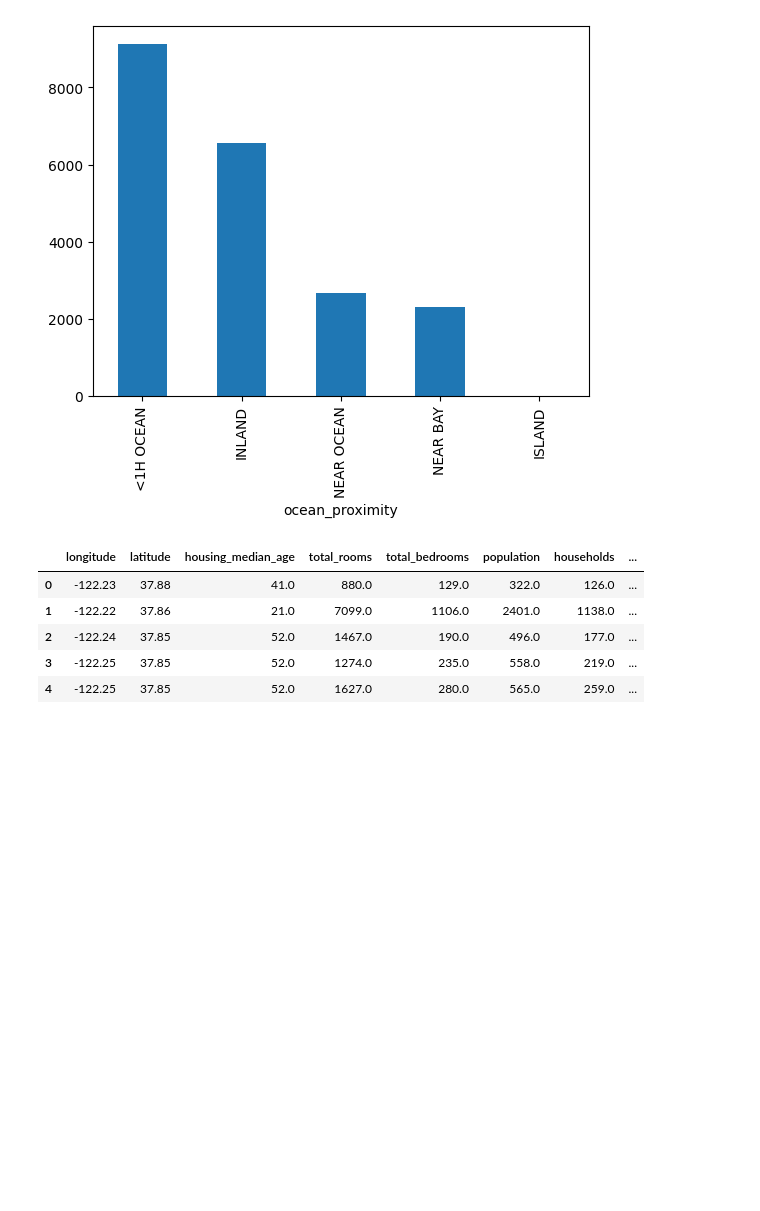
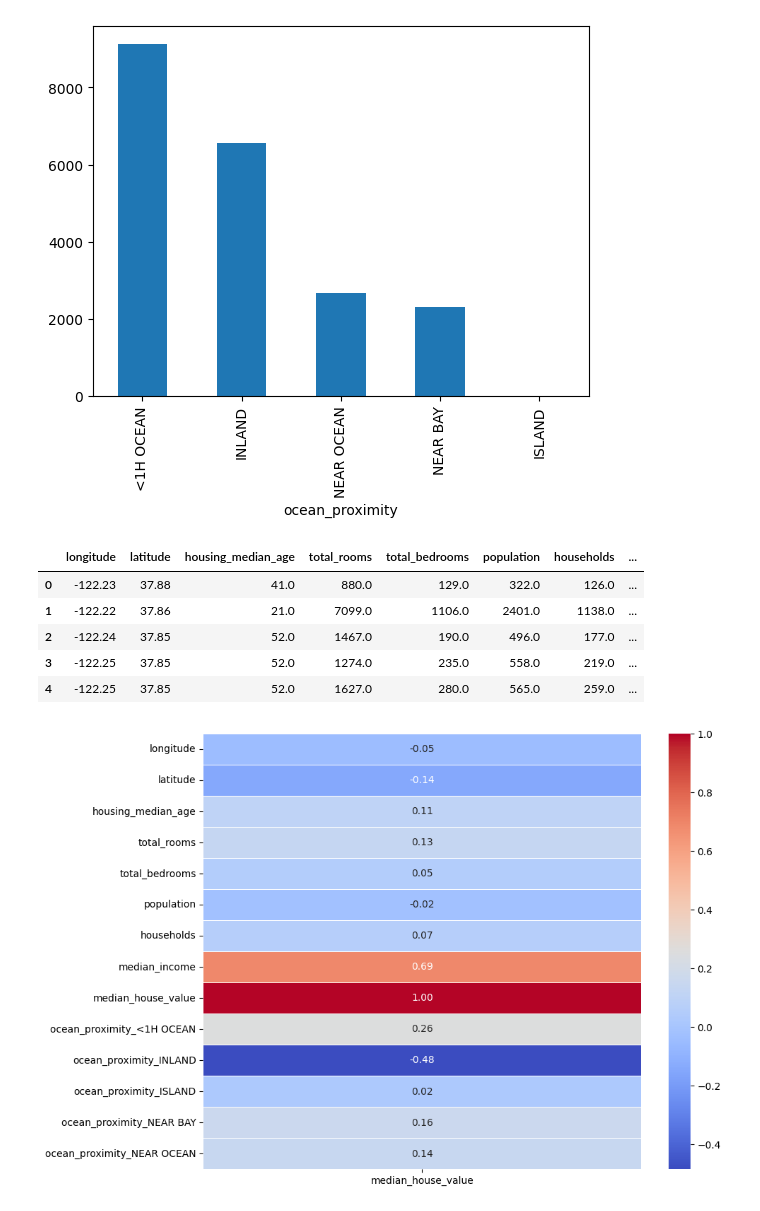
Before and after one commit to fulit103/maestria, a Jupyter notebook: multivariable-linear-regresion.ipynb, the cells around one changed output. Cells and saved outputs as stored; diff of their text form; code cells hidden in the pictures; blank space fills up the shorter version.

```diff
--- a/multivariable-linear-regresion.ipynb
+++ b/multivariable-linear-regresion.ipynb
@@ -73,3 +73,21 @@ housing.head()
 | 2 | -122.24 | 37.85 | 52.0 | 1467.0 | 190.0 | 496.0 | 177.0 | ... |
 | 3 | -122.25 | 37.85 | 52.0 | 1274.0 | 235.0 | 558.0 | 219.0 | ... |
 | 4 | -122.25 | 37.85 | 52.0 | 1627.0 | 280.0 | 565.0 | 259.0 | ... |
+# %%
+
+# graph correlation
+import seaborn as sns
+
+# Compute the correlation matrix for the target value 'median_house_value'
+corr_matrix = housing.corr()['median_house_value'].to_frame()
+
+# Set up the matplotlib figure
+plt.figure(figsize=(10, 8))
+
+# Draw the heatmap with the mask and correct aspect ratio
+sns.heatmap(corr_matrix, annot=True, fmt=".2f", cmap='coolwarm', linewidths=.5)
+
+# Show the plot
+plt.show()
+# %% [output]
+[figure, added]
```
Also changed, not shown: parts of 4 cells of this notebook, 4 other files.
